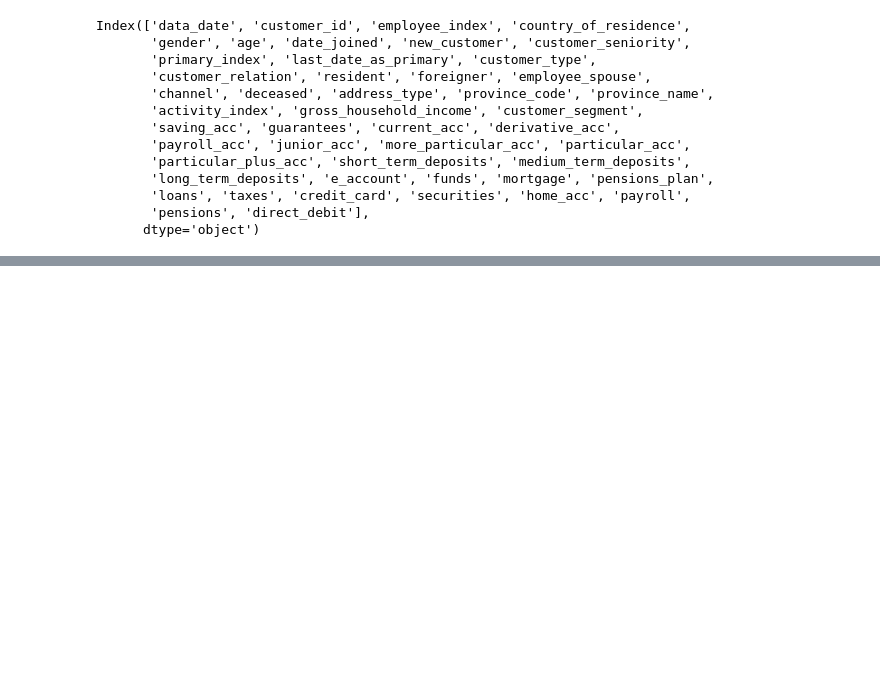
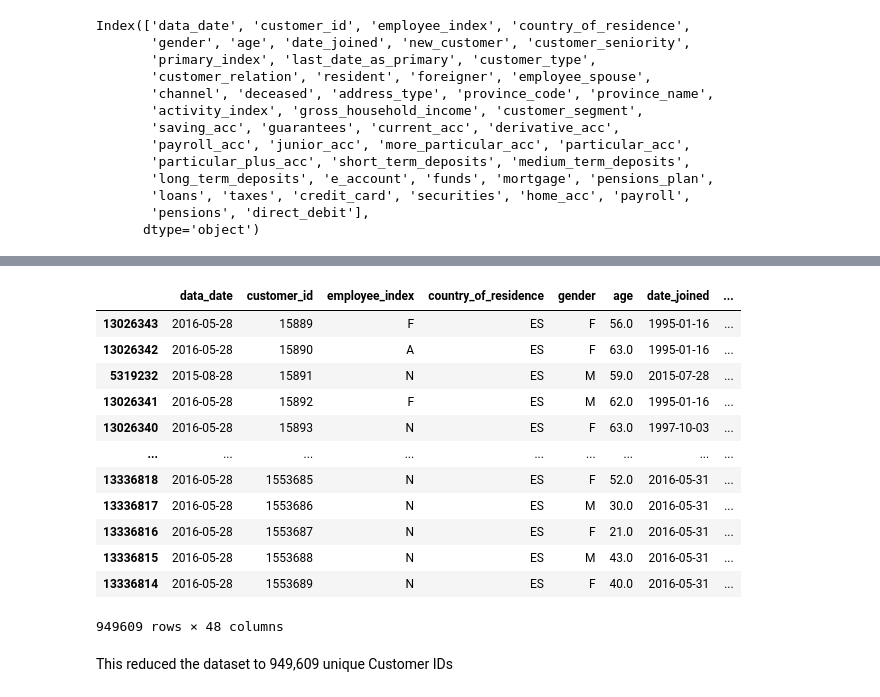
Before and after one commit to JesumboOludipe/Data-Glacier-Internship, a Jupyter notebook: Week 9/Cross-Selling Project.ipynb, the cells around one changed output, grey strips where cells are left out. Saved outputs shown, nothing was run; the diff lists cells and outputs as text; code cells hidden in the pictures; blank space fills up the shorter version.

```diff
--- a/Week 9/Cross-Selling Project.ipynb
+++ b/Week 9/Cross-Selling Project.ipynb
@@ -204,0 +134,15 @@ df.head()
+# %%
+# Convert the values in a customer_segment column from '01 - TOP' to VIP, '02 - PARTICULARES' to Individuals,
+#and 03 - UNIVERSITARIO to College Graduate.
+
+# Define a dictionary to map the old values to the new values
+mapping_dict = {
+    '01 - TOP': 'VIP',
+    '02 - PARTICULARES': 'Individuals',
+    '03 - UNIVERSITARIO': 'College Graduate'
+}
+
+# Replace the old values in the 'customer_segment' column with the new values using the mapping dictionary
+df['customer_segment'] = df['customer_segment'].replace(mapping_dict)
+
+df.head(3)
@@ -204,0 +175,16 @@ df.head()
+# %%
+#Convert columns to appropriate datatypes
+
+#Convert 'data_date' column to a datetime format
+df['data_date'] = pd.to_datetime(df['data_date'])
+
+df['date_joined'] = pd.to_datetime(df['date_joined'])
+
+# Replace invalid or missing values with NaN
+df['age'] = df['age'].replace(' NA', np.nan)
+
+# Convert the 'age' column from object to float
+df['age'] = df['age'].astype(float)
+
+# Check data types for all columns
+print(df.dtypes)
@@ -204,0 +231,3 @@ df.head()
+# %%
+# Drop rows with missing data
+df = df.dropna(subset=['gender'])
@@ -204,0 +256,21 @@ df.head()
+# %%
+# Creating a dataframe with unique customer ID with most recent data date.
+df_sorted = df.loc[df.groupby('customer_id')['data_date'].idxmax()]
+
+df_sorted
+# %% [output]
+|  | data_date | customer_id | employee_index | country_of_residence | gender | age | date_joined | ... |
+| 13026343 | 2016-05-28 | 15889 | F | ES | F | 56.0 | 1995-01-16 | ... |
+| 13026342 | 2016-05-28 | 15890 | A | ES | F | 63.0 | 1995-01-16 | ... |
+| 5319232 | 2015-08-28 | 15891 | N | ES | M | 59.0 | 2015-07-28 | ... |
+| 13026341 | 2016-05-28 | 15892 | F | ES | M | 62.0 | 1995-01-16 | ... |
+| 13026340 | 2016-05-28 | 15893 | N | ES | F | 63.0 | 1997-10-03 | ... |
+| ... | ... | ... | ... | ... | ... | ... | ... | ... |
+| 13336818 | 2016-05-28 | 1553685 | N | ES | F | 52.0 | 2016-05-31 | ... |
+| 13336817 | 2016-05-28 | 1553686 | N | ES | M | 30.0 | 2016-05-31 | ... |
+| 13336816 | 2016-05-28 | 1553687 | N | ES | F | 21.0 | 2016-05-31 | ... |
+| 13336815 | 2016-05-28 | 1553688 | N | ES | M | 43.0 | 2016-05-31 | ... |
+| 13336814 | 2016-05-28 | 1553689 | N | ES | F | 40.0 | 2016-05-31 | ... |
+949609 rows × 48 columns
+# %% [markdown]
+This reduced the dataset to 949,609 unique Customer IDs
```
Also changed, not shown: parts of 23 cells of this notebook.
